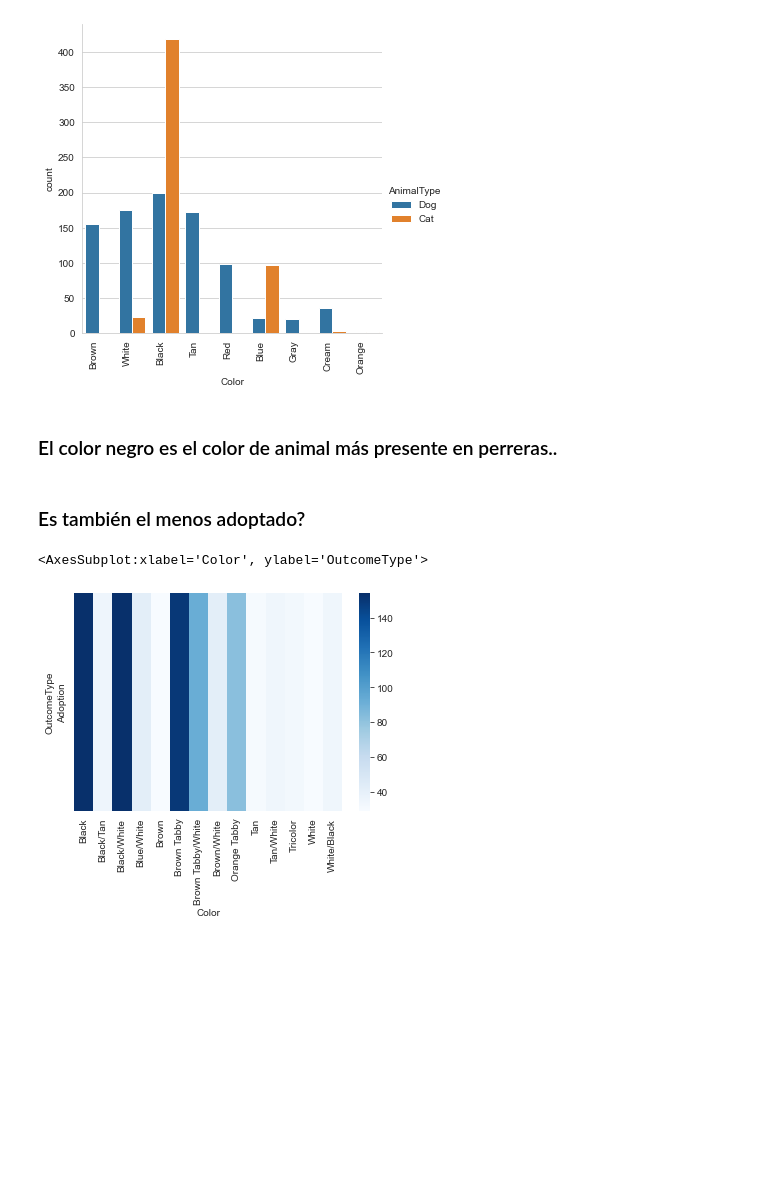
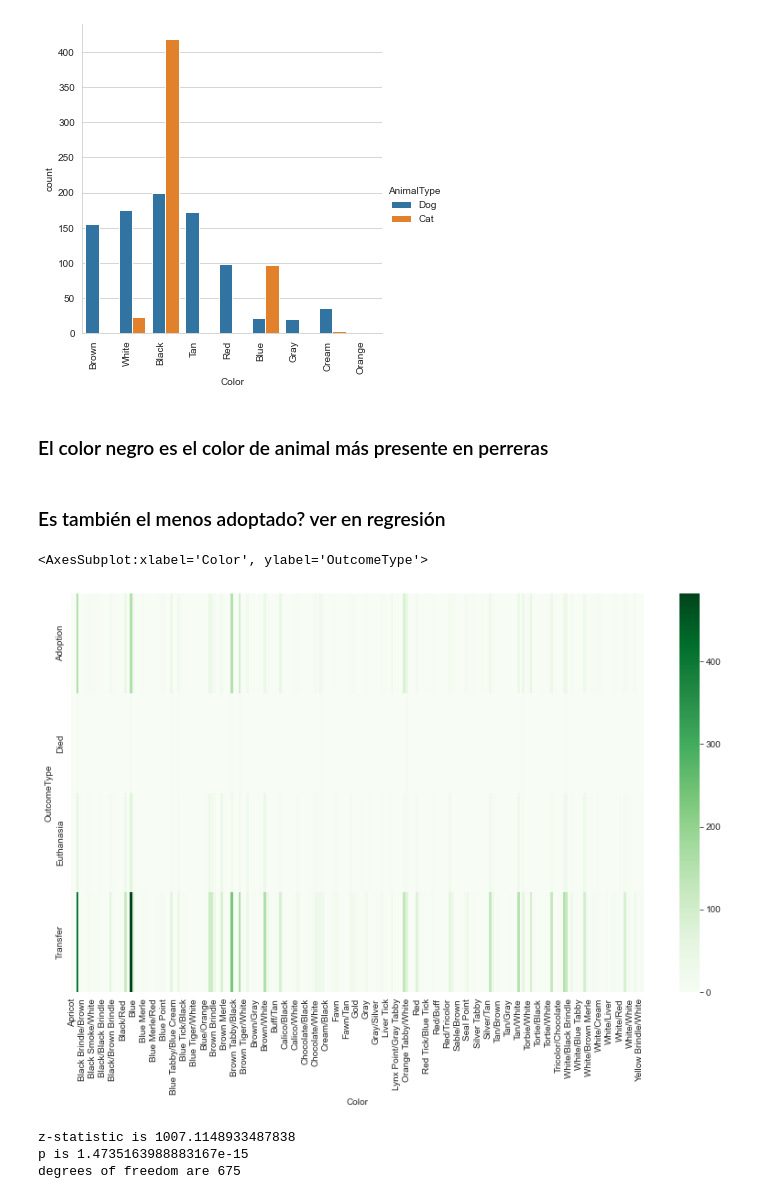
Before and after one commit to ironhack-bcn-data-pt/PR05-project-statistical-analysis, a Jupyter notebook: Project_05_pets.ipynb, the cells around one changed output. Cells and saved outputs as stored; diff of their text form; code cells hidden in the pictures; blank space fills up the shorter version.

```diff
--- a/Project_05_pets.ipynb
+++ b/Project_05_pets.ipynb
@@ -550,6 +534,6 @@ _plot.set_xticklabels( rotation=90, horizontalalignment='right')
 <Figure size 720x720 with 0 Axes>
 [figure]
 # %% [markdown]
-### El color negro es el color de animal más presente en perreras..
+### El color negro es el color de animal más presente en perreras
 # %% [markdown]
-### Es también el menos adoptado?
+### Es también el menos adoptado? ver en regresión
@@ -558,5 +540,6 @@ black_colors = [i for i in pet_df.Color.unique() if i.__contains__('Black')]
-# %%
-sns.heatmap(pd.crosstab(pet_df.OutcomeType[pet_df.OutcomeType=='Adoption'],pet_df.Color[pet_df.Color.isin(pet_df.Color.value_counts().nlargest(14).index)]),cmap='Blues')
-# %% [output]
-<AxesSubplot:xlabel='Color', ylabel='OutcomeType'>
-[figure, removed]
+# %%
+plt.figure(figsize=(14,8))
+sns.heatmap(pd.crosstab(pet_df.OutcomeType,pet_df.Color),cmap='Greens')
+# %% [output]
+<AxesSubplot:xlabel='Color', ylabel='OutcomeType'>
+[figure, added]
@@ -562,0 +554,7 @@ sns.heatmap(pd.crosstab(pet_df.OutcomeType[pet_df.OutcomeType=='Adoption'],pet_d
+# %%
+z,p,degrees = chi2_contingency(value)[0:3]
+print(f'z-statistic is {z}\np is {p}\ndegrees of freedom are {degrees}')
+# %% [output]
+z-statistic is 1007.1148933487838
+p is 1.4735163988883167e-15
+degrees of freedom are 675
```
Also changed, not shown: parts of 48 cells of this notebook.
